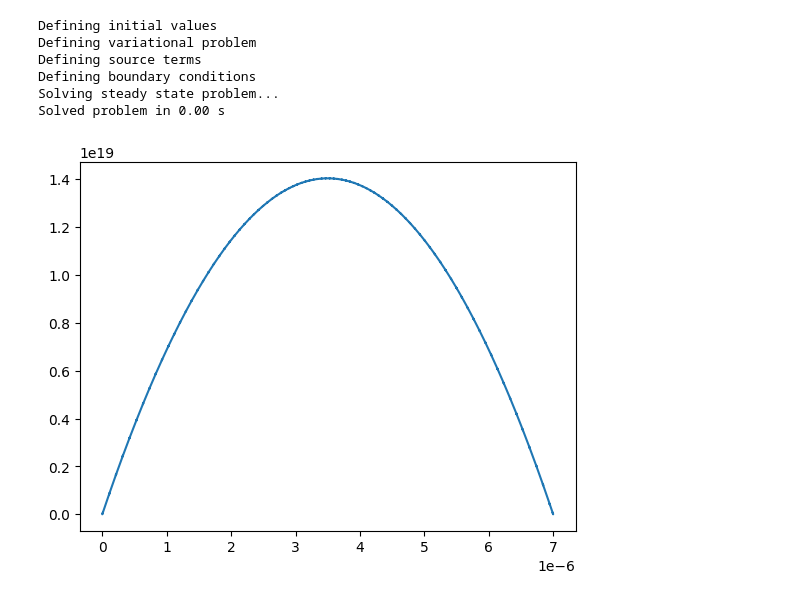
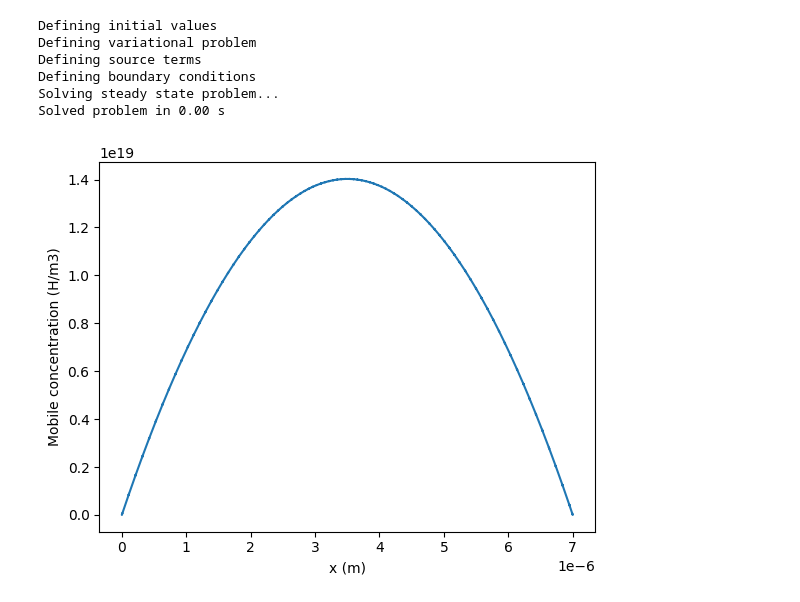
Before and after one commit to festim-dev/FESTIM-workshop, a Jupyter notebook: tasks/task1.ipynb, the cells around one changed output. Cells and saved outputs as stored; diff of their text form; code cells hidden in the pictures.

```diff
--- a/tasks/task1.ipynb
+++ b/tasks/task1.ipynb
@@ -213,9 +216,11 @@ Solved problem in 0.00 s
 # %%
 data = np.genfromtxt(
     results_folder + "/mobile_concentration_steady.txt", skip_header=1, delimiter=","
 )
 
 plt.plot(data[:, 0], data[:, 1])
+plt.xlabel("x (m)")
+plt.ylabel("Mobile concentration (H/m3)")
 plt.show()
 # %% [output]
-[figure, old version]
+[figure, new version]
```
Also changed, not shown: parts of 2 cells of this notebook.
